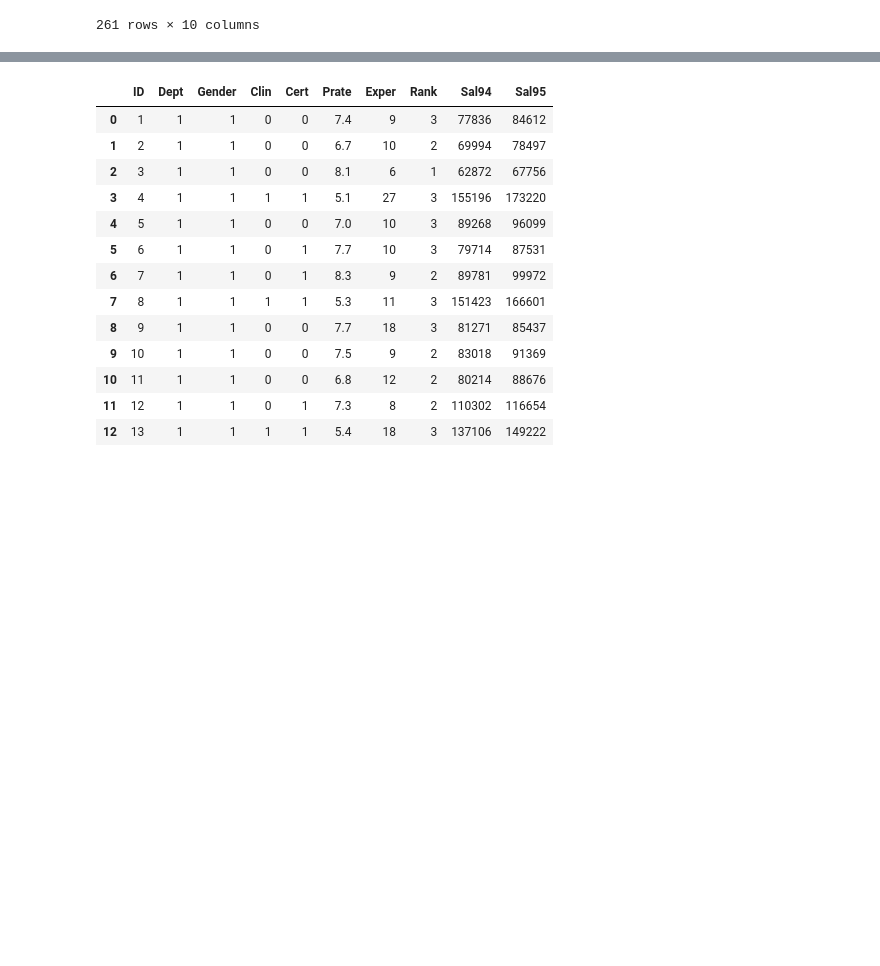
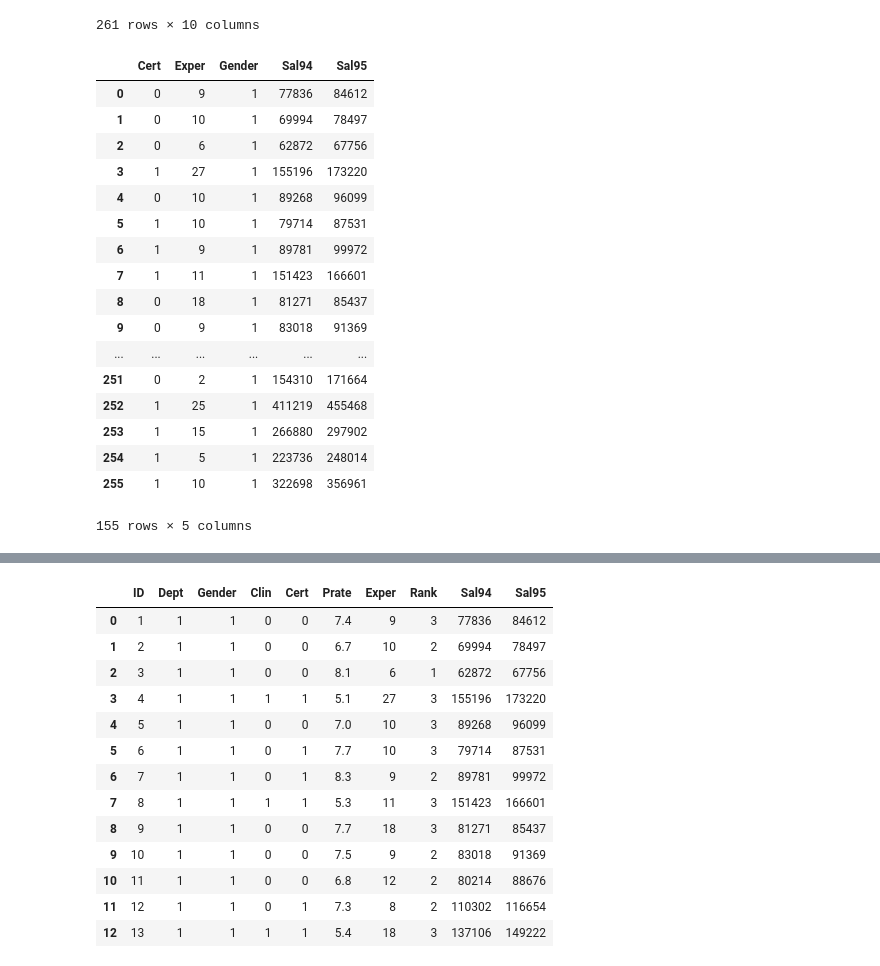
Before and after one commit to mertsami/aea-assign-final, a Jupyter notebook: AEA final assignment .ipynb, the cells around one changed output, grey strips where cells are left out. Drawn from its saved outputs; the diff is of its cells as text; code cells hidden in the pictures; blank space fills up the shorter version.

```diff
--- a/AEA final assignment .ipynb
+++ b/AEA final assignment .ipynb
@@ -59,0 +955,23 @@ df_lawsuit
+# %%
+s=1
+df_malelawsuit1 = df_malelawsuit[df_malelawsuit['Gender'] >=s]
+df_malelawsuit1
+# %% [output]
+|  | Cert | Exper | Gender | Sal94 | Sal95 |
+| 0 | 0 | 9 | 1 | 77836 | 84612 |
+| 1 | 0 | 10 | 1 | 69994 | 78497 |
+| 2 | 0 | 6 | 1 | 62872 | 67756 |
+| 3 | 1 | 27 | 1 | 155196 | 173220 |
+| 4 | 0 | 10 | 1 | 89268 | 96099 |
+| 5 | 1 | 10 | 1 | 79714 | 87531 |
+| 6 | 1 | 9 | 1 | 89781 | 99972 |
+| 7 | 1 | 11 | 1 | 151423 | 166601 |
+| 8 | 0 | 18 | 1 | 81271 | 85437 |
+| 9 | 0 | 9 | 1 | 83018 | 91369 |
+| ... | ... | ... | ... | ... | ... |
+| 251 | 0 | 2 | 1 | 154310 | 171664 |
+| 252 | 1 | 25 | 1 | 411219 | 455468 |
+| 253 | 1 | 15 | 1 | 266880 | 297902 |
+| 254 | 1 | 5 | 1 | 223736 | 248014 |
+| 255 | 1 | 10 | 1 | 322698 | 356961 |
+155 rows × 5 columns
```
Also changed, not shown: parts of 47 cells of this notebook.
